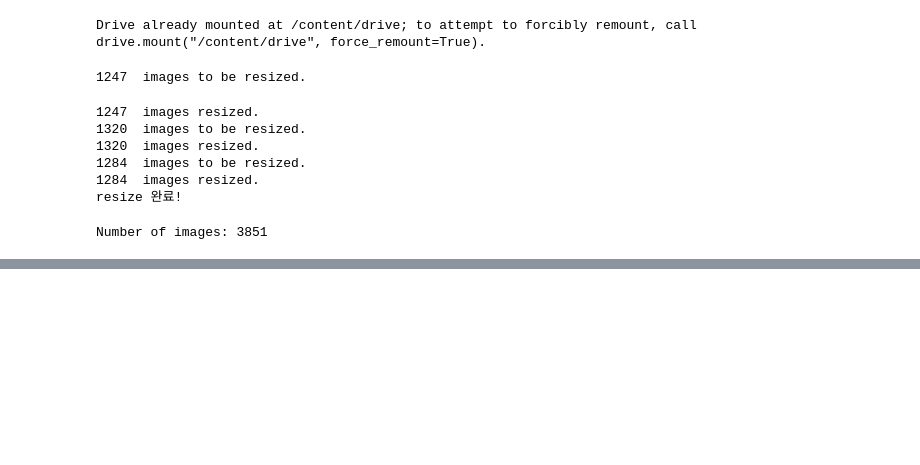
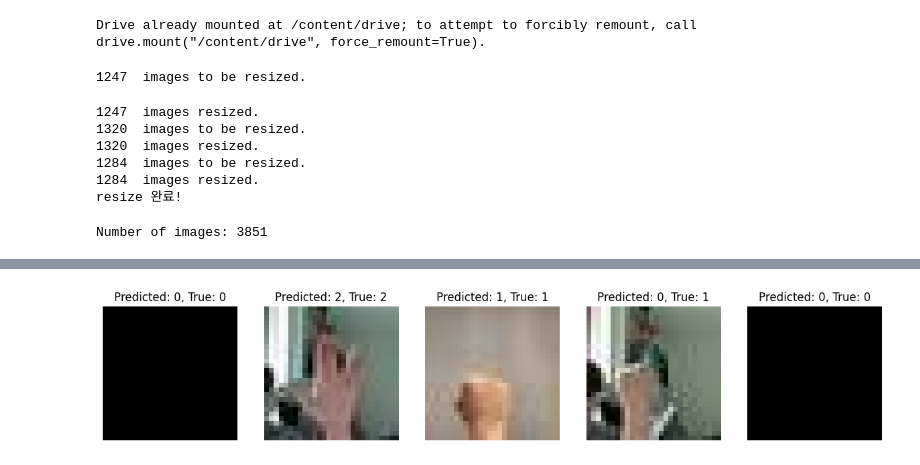
Before and after one commit to HWMV/No_use_repo_Aiffel, a Jupyter notebook: Main_quest/Main_quest3/rock_scissor_paper.ipynb, the cells around one changed output, grey strips where cells are left out. Cells and saved outputs as stored; diff of their text form; code cells hidden in the pictures; blank space fills up the shorter version.

```diff
--- a/Main_quest/Main_quest3/rock_scissor_paper.ipynb
+++ b/Main_quest/Main_quest3/rock_scissor_paper.ipynb
@@ -277,0 +278,25 @@ plt.show()
+# %%
+import random
+
+# 테스트 데이터에서 무작위로 5개의 인덱스를 선택
+random_indices = random.sample(range(x_test.shape[0]), 5)
+
+# 해당 인덱스의 이미지와 라벨 가져오기
+random_images = x_test[random_indices]
+random_labels = y_test[random_indices]
+
+# 이미지에 대한 예측값 계산
+predictions = model.predict(random_images)
+
+# 예측값에서 가장 높은 확률을 가진 클래스 선택
+predicted_labels = np.argmax(predictions, axis=1)
+
+# 이미지와 예측값, 실제값 비교하기
+plt.figure(figsize=(15, 5))
+for i, index in enumerate(random_indices):
+    plt.subplot(1, 5, i + 1)
+    plt.imshow(random_images[i])
+    plt.title(f"Predicted: {predicted_labels[i]}, True: {random_labels[i]}")
+    plt.axis('off')
+plt.show()
+# %% [output]
@@ -278,3 +304,4 @@ plt.show()
+[figure, added]
 # %% [markdown]
 # **회 고 록**
 * ## train data의 오버피팅(과적합) 방지를 위한 방법
```
Also changed, not shown: parts of 7 cells of this notebook.
